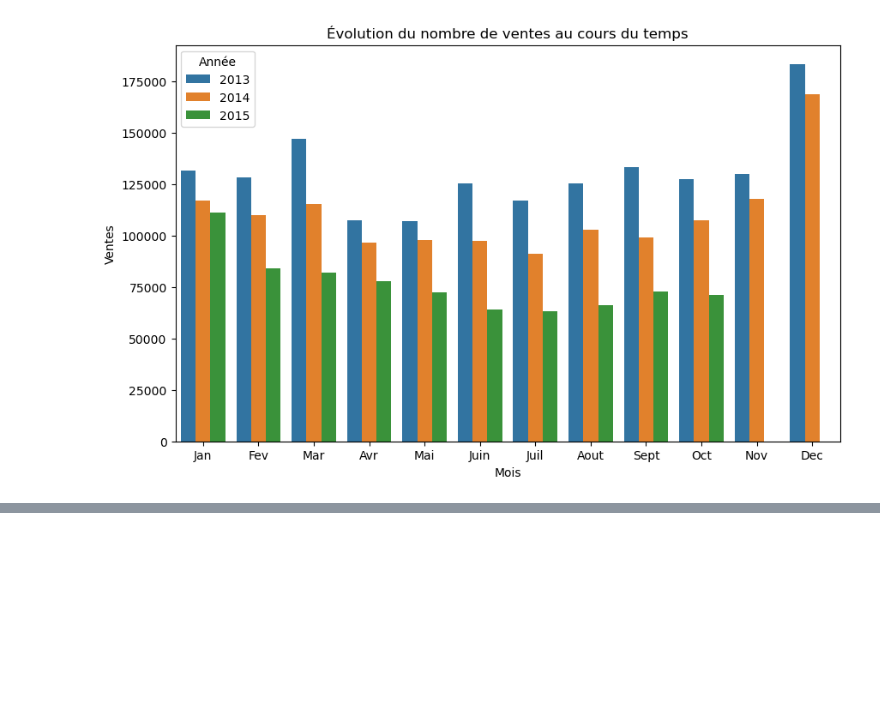
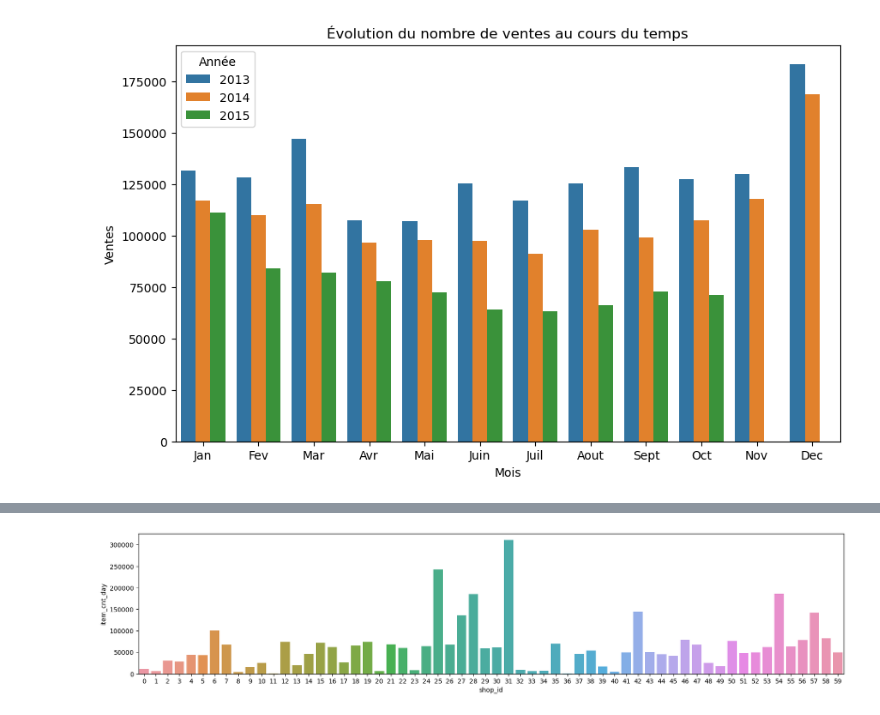
Before and after one commit to AugustinCablant/Learning-ML, a Jupyter notebook: Projects/Predict_futur_sales.ipynb, the cells around one changed output, grey strips where cells are left out. Cells and saved outputs as stored; diff of their text form; code cells hidden in the pictures; blank space fills up the shorter version.

```diff
--- a/Projects/Predict_futur_sales.ipynb
+++ b/Projects/Predict_futur_sales.ipynb
@@ -125,0 +104,8 @@ ventes_par_mois.reset_index()
+# %%
+# Shop wise selling
+df_train_3 = df_train.groupby(['shop_id'], as_index=False)['item_cnt_day'].sum()
+plt.figure(figsize=(20,4))
+sns.barplot(x="shop_id",y="item_cnt_day", data=df_train_3)
+plt.show()
+# %% [output]
+[figure, added]
```
Also changed, not shown: parts of 19 cells of this notebook.
